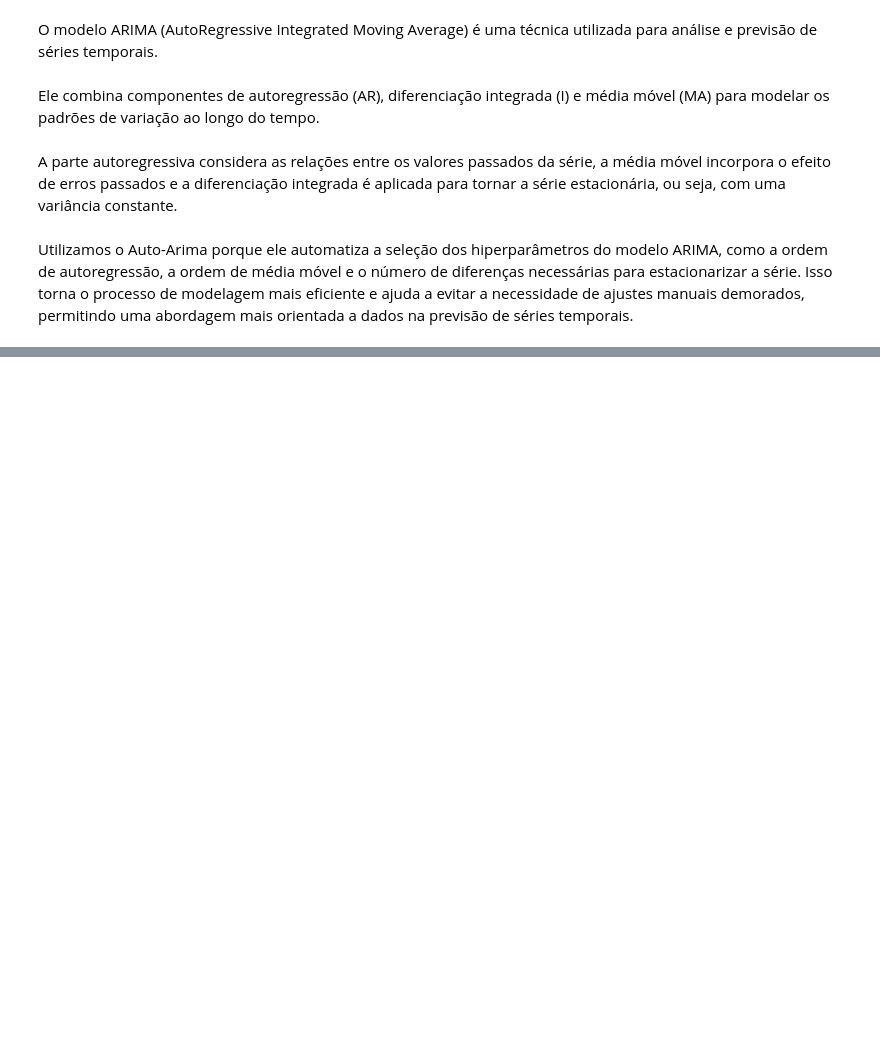
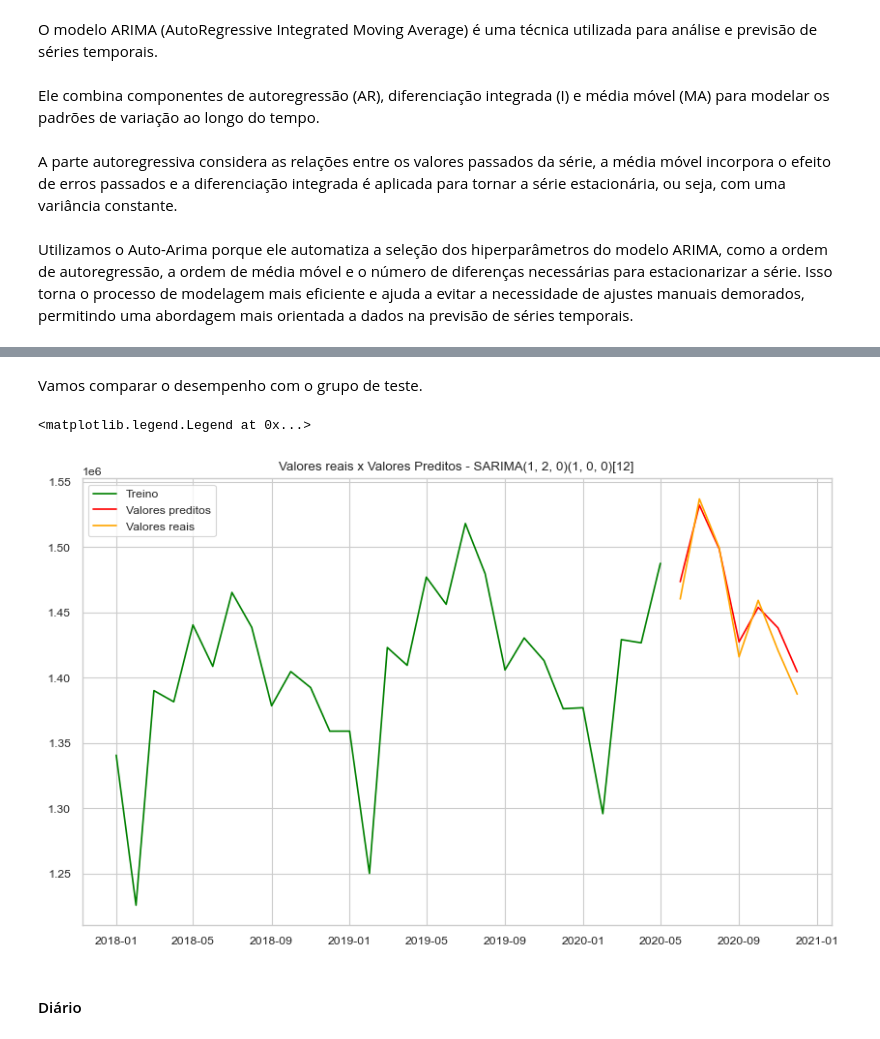
Before and after one commit to jpantunesds/time_series_wine, a Jupyter notebook: TIME.IPYNB, the cells around one changed output, grey strips where cells are left out. Cells and saved outputs as stored; diff of their text form; code cells hidden in the pictures; blank space fills up the shorter version.

```diff
--- a/TIME.IPYNB
+++ b/TIME.IPYNB
@@ -623,0 +636,14 @@ Utilizamos o Auto-Arima porque ele automatiza a seleção dos hiperparâmetros d
+# %%
+train_mes = (df_mes[df_mes.index < pd.to_datetime('2020-06-01')])
+test_mes = df_mes[df_mes.index >= pd.to_datetime('2020-06-01')]
+# %%
+# Instancia o scaler
+scaler = MinMaxScaler()
+
+# Aplicando o scaler
+train_mes_scaled_array = scaler.fit_transform(train_mes.values.reshape(-1, 1))
+test_mes_scaled_array = scaler.transform(test_mes.values.reshape(-1, 1))
+
+# Retornando os dados para o formato dataframe
+train_mes_scaled = pd.DataFrame(train_mes_scaled_array, index=train_mes.index, columns=['scaled_sales'])
+test_mes_scaled = pd.DataFrame(test_mes_scaled_array, index=test_mes.index, columns=['scaled_sales'])
@@ -623,0 +705,12 @@ Utilizamos o Auto-Arima porque ele automatiza a seleção dos hiperparâmetros d
+# %%
+# realizando a validação cruzada:
+# O cenário hipotético é que deseja-se prever o volume de vendas do semestre seguinte para planejamento orçamentário
+# na primiera iteração treina com os dados do ano de 2018 + 6 primeiros meses de 2019 e valida prevendo 6 mes no futuro
+# depois treino com os dados do ano de 2018 + 7 mesese de 2019 e valida prevendo mais 6 meses, e assim sucessivamente até o fim de 2019
+tamanho_inicial_treino = 18 # um ano e meio de dados mensais
+horizonte = 6 # previsão de 6 mes
+passo = 1 # move 1 mes no futuro a cada iteração
+ordem = (1,2,0)
+ordem_sazonal = (1,0,0,12)
+
+previsoes, reais = validacao_cruzada_sarima(train_mes, tamanho_inicial_treino, horizonte, passo, ordem, ordem_sazonal)
@@ -623,0 +750,25 @@ Utilizamos o Auto-Arima porque ele automatiza a seleção dos hiperparâmetros d
+# %% [markdown]
+Vamos comparar o desempenho com o grupo de teste.
+# %%
+# Fitando o modelo nos dados transformados
+modelo = SARIMAX(train_mes_scaled, order=ordem, seasonal_order=ordem_sazonal).fit(disp=0)
+
+# Prevendo
+predito_scaled = modelo.predict(start=test_mes_scaled.index[0], end=test_mes_scaled.index[-1], dynamic=False, typ='levels')
+
+# Retornando para a escala original
+predito_scaled_array = predito_scaled.values.reshape(-1, 1)
+predito_original_ndarray = scaler.inverse_transform(predito_scaled_array).flatten()
+predito_original = pd.DataFrame(predito_original_ndarray, index=test_mes.index, columns=['sales'])
+
+# Plotando o gráfico
+plt.plot(train_mes['sales'], color='green')
+plt.plot(predito_original,color='red')
+plt.plot(test_mes['sales'], color='orange')
+plt.title(f"Valores reais x Valores Preditos - SARIMA(1, 2, 0)(1, 0, 0)[12]")
+plt.legend(['Treino','Valores preditos','Valores reais'])
+# %% [output]
+<matplotlib.legend.Legend at 0x...>
+[figure, added]
+# %% [markdown]
+#### Diário
```
Also changed, not shown: parts of 16 cells of this notebook.
